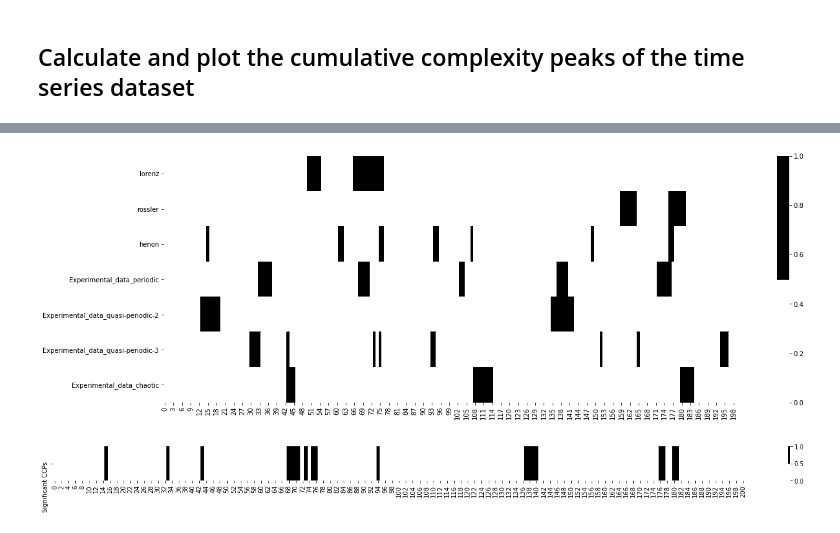
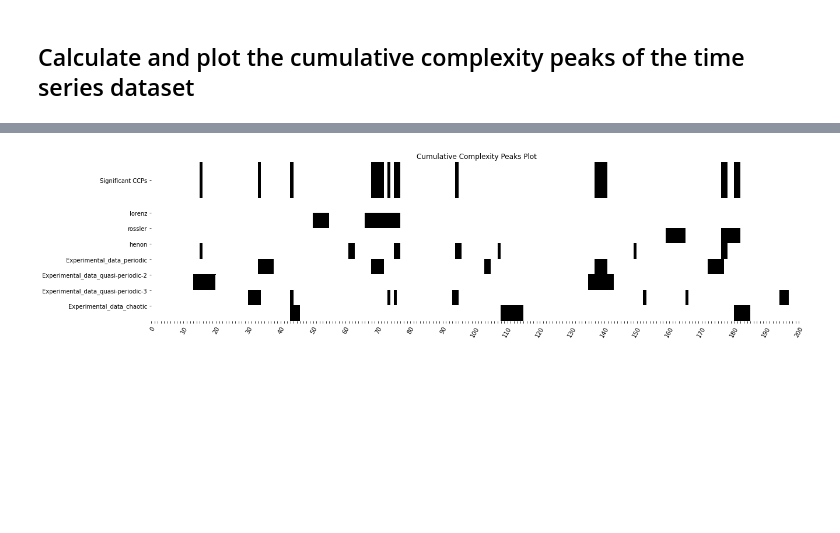
Before and after one commit to jameshtwose/jmspack, a Jupyter notebook: notebooks/NLTSA.ipynb, the cells around one changed output, grey strips where cells are left out. Cells and saved outputs as stored; diff of their text form; code cells hidden in the pictures; blank space fills up the shorter version.

```diff
--- a/notebooks/NLTSA.ipynb
+++ b/notebooks/NLTSA.ipynb
@@ -104,12 +134,5 @@ _ = complexity_resonance_diagram(cumulative_complexity_peaks_df,
-# %%
-_ = plt.figure(figsize=(20,7))
-# custom_cmap = sns.cubehelix_palette(start=0, rot=-1, as_cmap=True)
-custom_cmap = sns.color_palette(["#FFFFFF", "#000000"])
-_ = sns.heatmap(cumulative_complexity_peaks_df.T, cmap=custom_cmap)
-# %% [output]
-[figure, removed]
-# %%
-_ = plt.figure(figsize=(25,1))
-_ = sns.heatmap(significant_peaks_df.T, cmap=custom_cmap)
-# %% [output]
-[figure, removed]
+# %%
+_ = cumulative_complexity_peaks_plot(cumulative_complexity_peaks_df=cumulative_complexity_peaks_df,
+                                     significant_peaks_df=significant_peaks_df)
+# %% [output]
+[figure, added]
```
Also changed, not shown: parts of 11 cells of this notebook, 2 other files.
